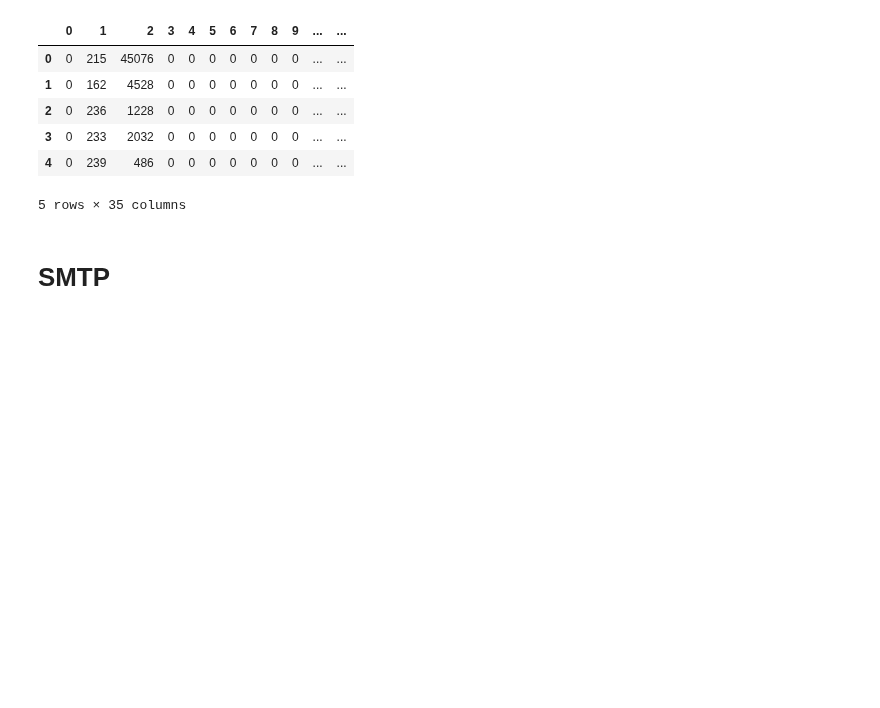
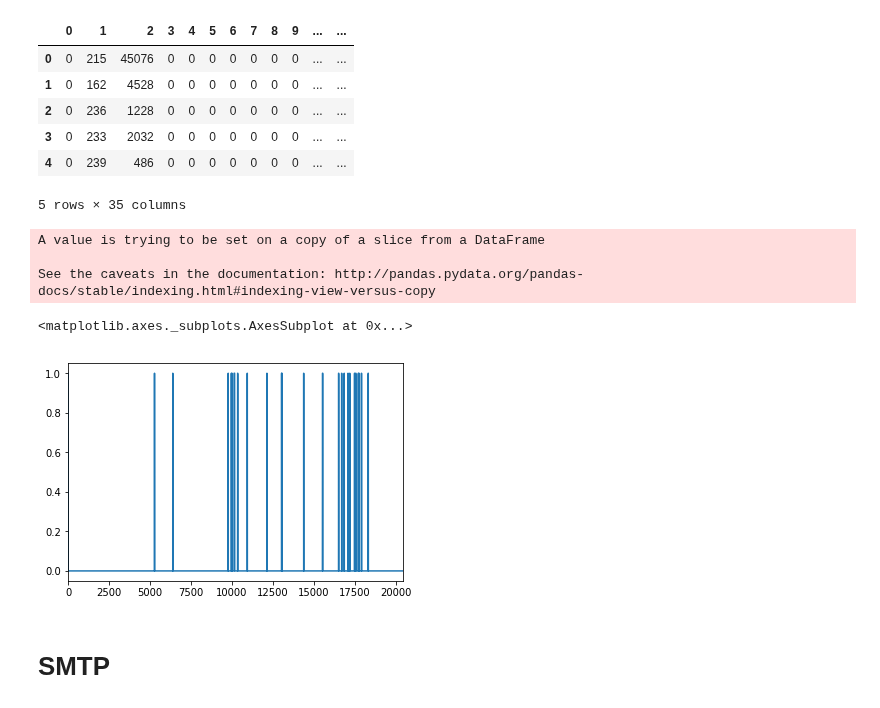
Before and after one commit to binli826/LSTM-Autoencoders, a Jupyter notebook: src/DataPreparation/Dataset description.ipynb, the cells around one changed output. Drawn from its saved outputs; the diff is of its cells as text; code cells hidden in the pictures; blank space fills up the shorter version.

```diff
--- a/src/DataPreparation/Dataset description.ipynb
+++ b/src/DataPreparation/Dataset description.ipynb
@@ -42,7 +42,7 @@ anomaly
 # %% [markdown]
 # HTTP
 # %%
-f_http = "C:/Users/Bin/Desktop/Thesis/dataset/http.csv"
+f_http = "C:/Users/Bin/Desktop/Thesis/dataset/http__.csv"
 # %%
 http = pd.read_csv(f_http,header=None)
 # %%
@@ -72,3 +72,25 @@ http.head()
 | 3 | 0 | 233 | 2032 | 0 | 0 | 0 | 0 | 0 | 0 | 0 | ... | ... |
 | 4 | 0 | 239 | 486 | 0 | 0 | 0 | 0 | 0 | 0 | 0 | ... | ... |
 5 rows × 35 columns
+# %%
+foo = http.iloc[:,-1]
+foo[foo!="normal"] = "anomaly"
+# %% [output]
+A value is trying to be set on a copy of a slice from a DataFrame
+
+See the caveats in the documentation: http://pandas.pydata.org/pandas-docs/stable/indexing.html#indexing-view-versus-copy
+# %%
+label = http.iloc[:,-1]
+buffer = [label[i*30:(i+1)*30] for i in range(0,label.size//30)]
+tmp = []
+for buf in buffer:
+    if "anomaly" in buf.tolist():
+        #print("anomaly")
+        tmp.append(1)
+    else:
+        #print("normal")
+        tmp.append(0)
+pd.Series(tmp).plot()
+# %% [output]
+<matplotlib.axes._subplots.AxesSubplot at 0x...>
+[figure, added]
```
Also changed, not shown: parts of 3 cells of this notebook, 4 other files.
